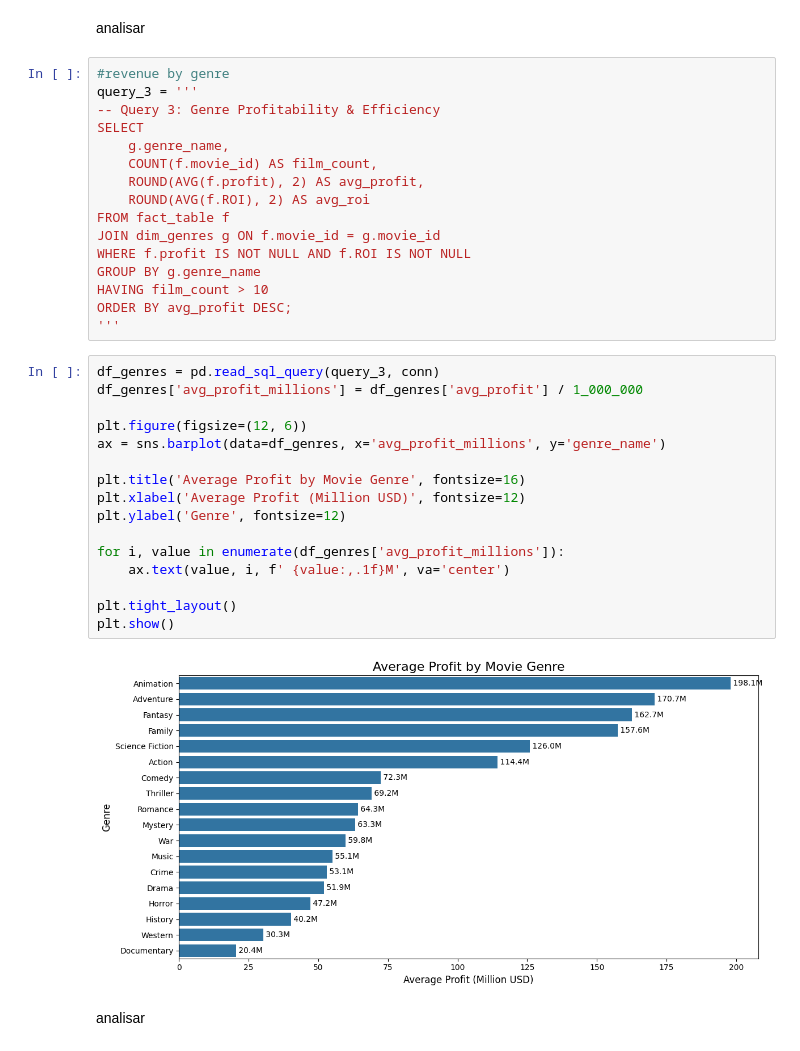
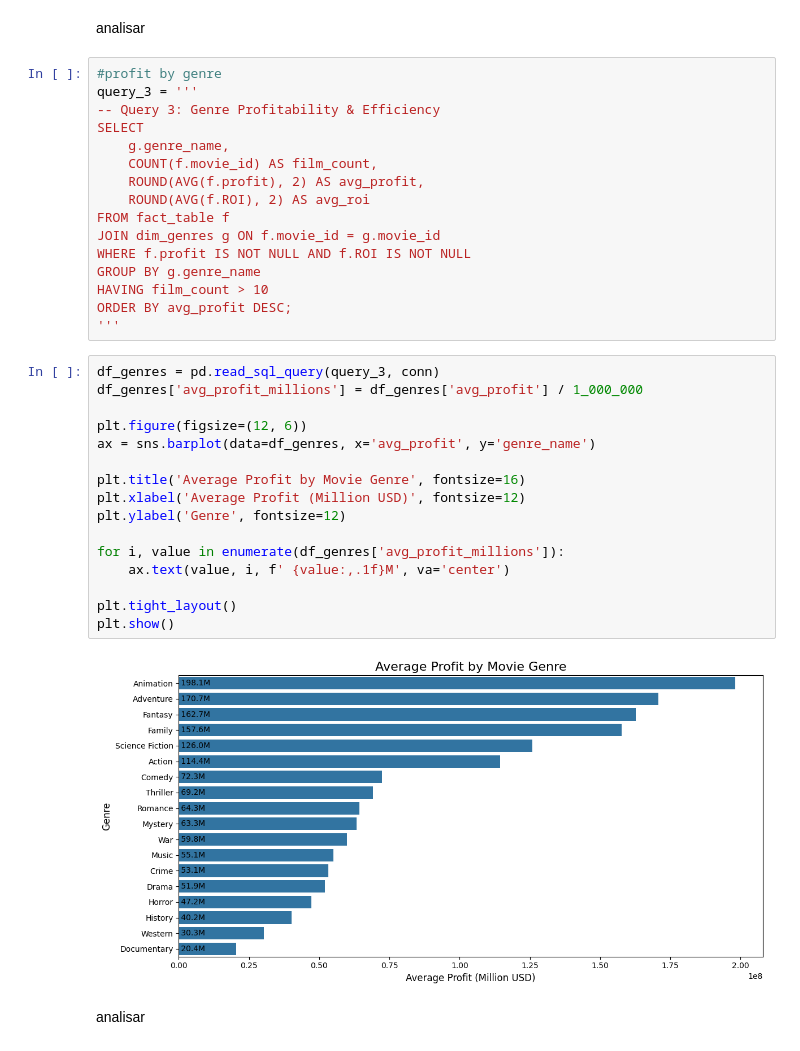
Before and after one commit to CarlotaMarto/Big_Data, a Jupyter notebook: midterm.ipynb, the cells around one changed output. Drawn from its saved outputs; the diff is of its cells as text.

```diff
--- a/midterm.ipynb
+++ b/midterm.ipynb
@@ -725,7 +564,7 @@ plt.show()
 # %% [markdown]
 analisar
 # %%
-#revenue by genre
+#profit by genre
 query_3 = '''
 -- Query 3: Genre Profitability & Efficiency
 SELECT
@@ -743,21 +582,21 @@ ORDER BY avg_profit DESC;
 # %%
 df_genres = pd.read_sql_query(query_3, conn)
 df_genres['avg_profit_millions'] = df_genres['avg_profit'] / 1_000_000
 
 plt.figure(figsize=(12, 6))
-ax = sns.barplot(data=df_genres, x='avg_profit_millions', y='genre_name')
+ax = sns.barplot(data=df_genres, x='avg_profit', y='genre_name')
 
 plt.title('Average Profit by Movie Genre', fontsize=16)
 plt.xlabel('Average Profit (Million USD)', fontsize=12)
 plt.ylabel('Genre', fontsize=12)
 
 for i, value in enumerate(df_genres['avg_profit_millions']):
     ax.text(value, i, f' {value:,.1f}M', va='center')
 
 plt.tight_layout()
 plt.show()
 # %% [output]
-[figure, old version]
+[figure, new version]
 # %% [markdown]
 analisar
 # %%
```
Also changed, not shown: parts of 4 cells of this notebook, 1 other file.
